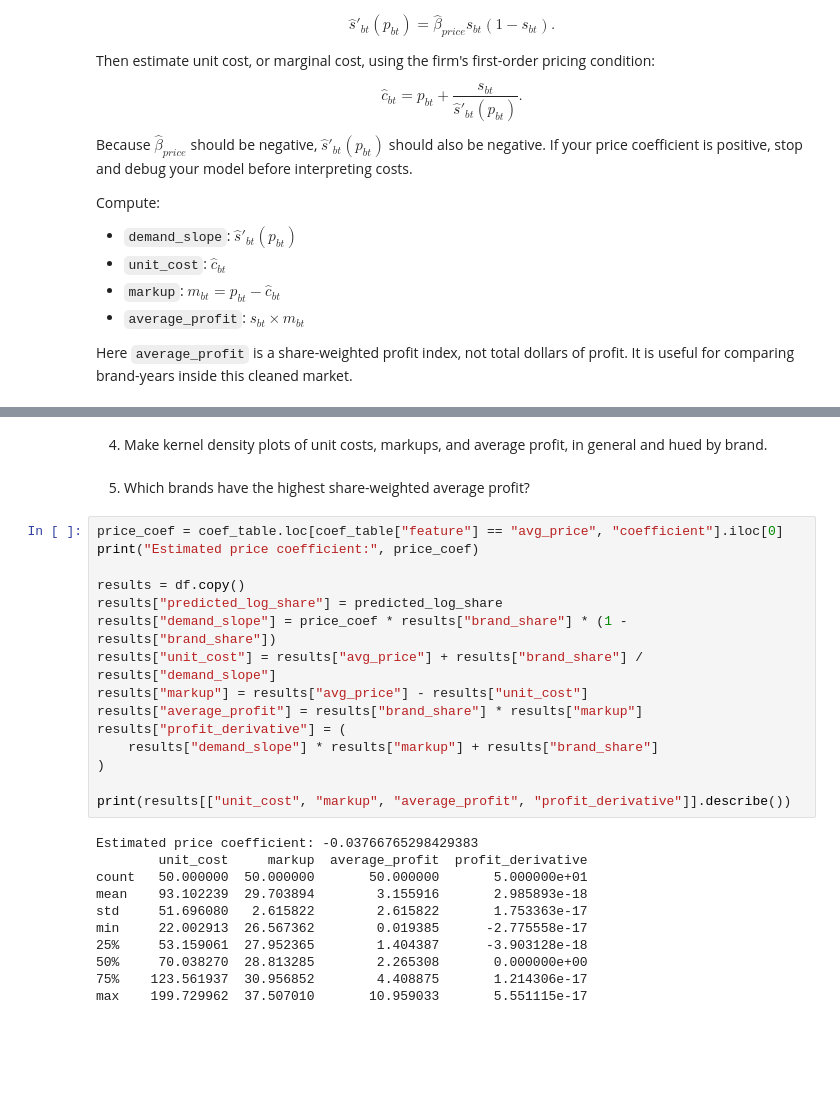
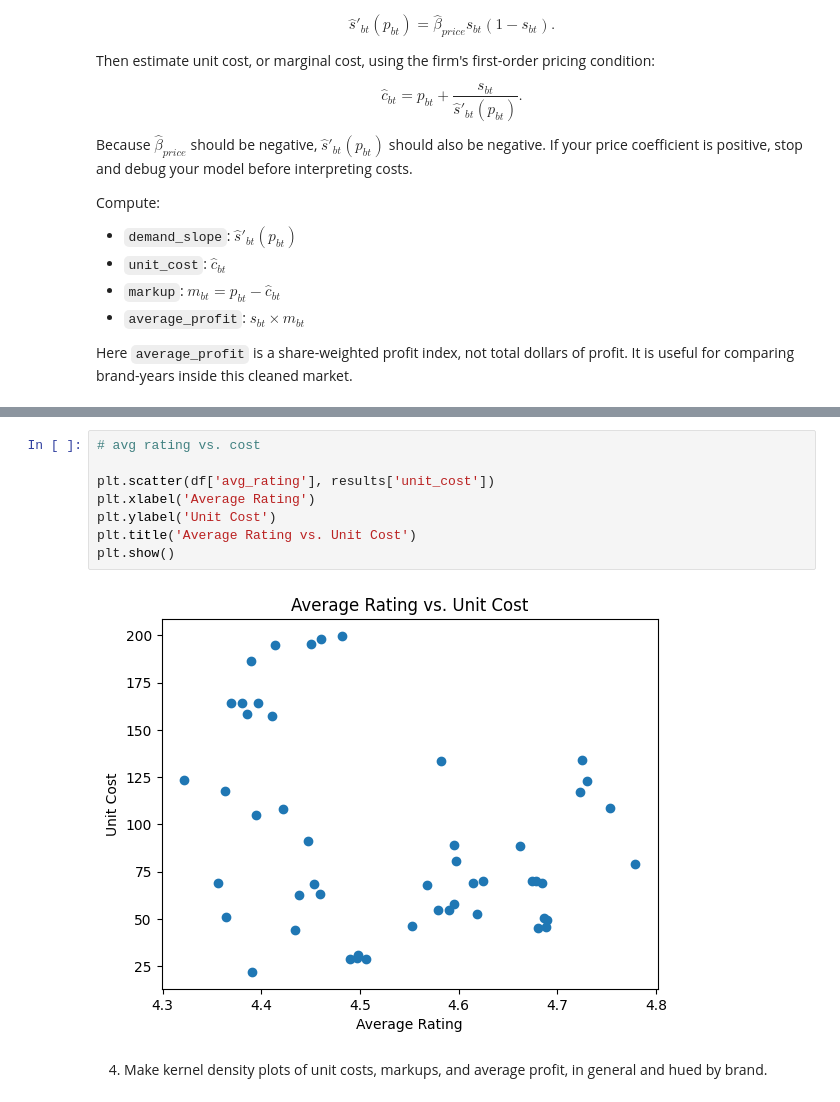
Before and after one commit to AngelikaBaloy/undergrad_ml_assignments, a Jupyter notebook: demand_est_project/Demand_est_strategy3.ipynb, the cells around one changed output, grey strips where cells are left out. Cells and saved outputs as stored; diff of their text form; blank space fills up the shorter version.

```diff
--- a/demand_est_project/Demand_est_strategy3.ipynb
+++ b/demand_est_project/Demand_est_strategy3.ipynb
@@ -107,30 +251,12 @@ Here `average_profit` is a share-weighted profit index, not total dollars of pro
+# %%
+# avg rating vs. cost
+
+plt.scatter(df['avg_rating'], results['unit_cost'])
+plt.xlabel('Average Rating')
+plt.ylabel('Unit Cost')
+plt.title('Average Rating vs. Unit Cost')
+plt.show()
+# %% [output]
+[figure, added]
 # %% [markdown]
 4. Make kernel density plots of unit costs, markups, and average profit, in general and hued by brand.
-# %% [markdown]
-5. Which brands have the highest share-weighted average profit?
-# %%
-price_coef = coef_table.loc[coef_table["feature"] == "avg_price", "coefficient"].iloc[0]
-print("Estimated price coefficient:", price_coef)
-
-results = df.copy()
-results["predicted_log_share"] = predicted_log_share
-results["demand_slope"] = price_coef * results["brand_share"] * (1 - results["brand_share"])
-results["unit_cost"] = results["avg_price"] + results["brand_share"] / results["demand_slope"]
-results["markup"] = results["avg_price"] - results["unit_cost"]
-results["average_profit"] = results["brand_share"] * results["markup"]
-results["profit_derivative"] = (
-    results["demand_slope"] * results["markup"] + results["brand_share"]
-)
-
-print(results[["unit_cost", "markup", "average_profit", "profit_derivative"]].describe())
-# %% [output]
-Estimated price coefficient: -0.03766765298429383
-        unit_cost     markup  average_profit  profit_derivative
-count   50.000000  50.000000       50.000000       5.000000e+01
-mean    93.102239  29.703894        3.155916       2.985893e-18
-std     51.696080   2.615822        2.615822       1.753363e-17
-min     22.002913  26.567362        0.019385      -2.775558e-17
-25%     53.159061  27.952365        1.404387      -3.903128e-18
-50%     70.038270  28.813285        2.265308       0.000000e+00
-75%    123.561937  30.956852        4.408875       1.214306e-17
-max    199.729962  37.507010       10.959033       5.551115e-17
```
Also changed, not shown: parts of 20 cells of this notebook.
